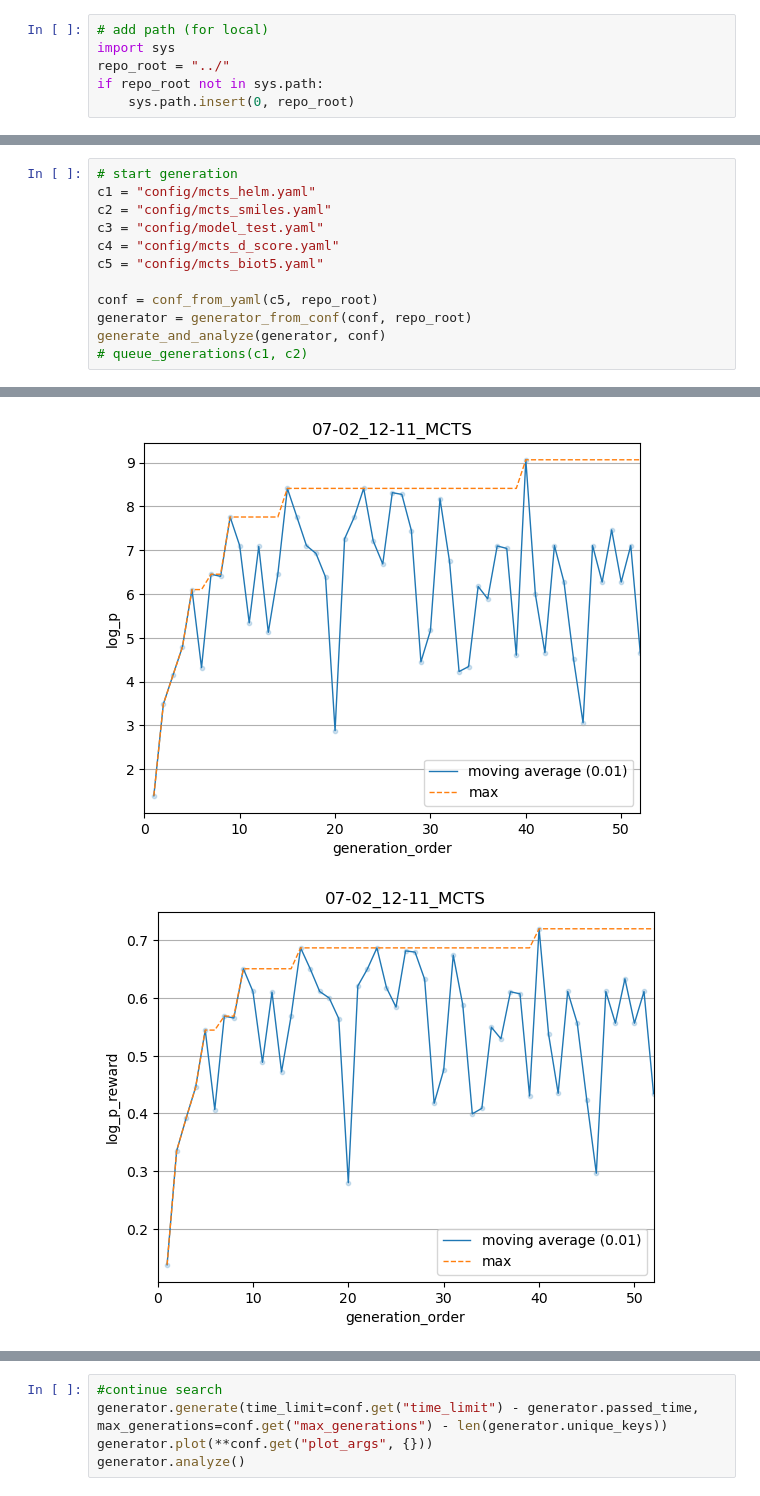
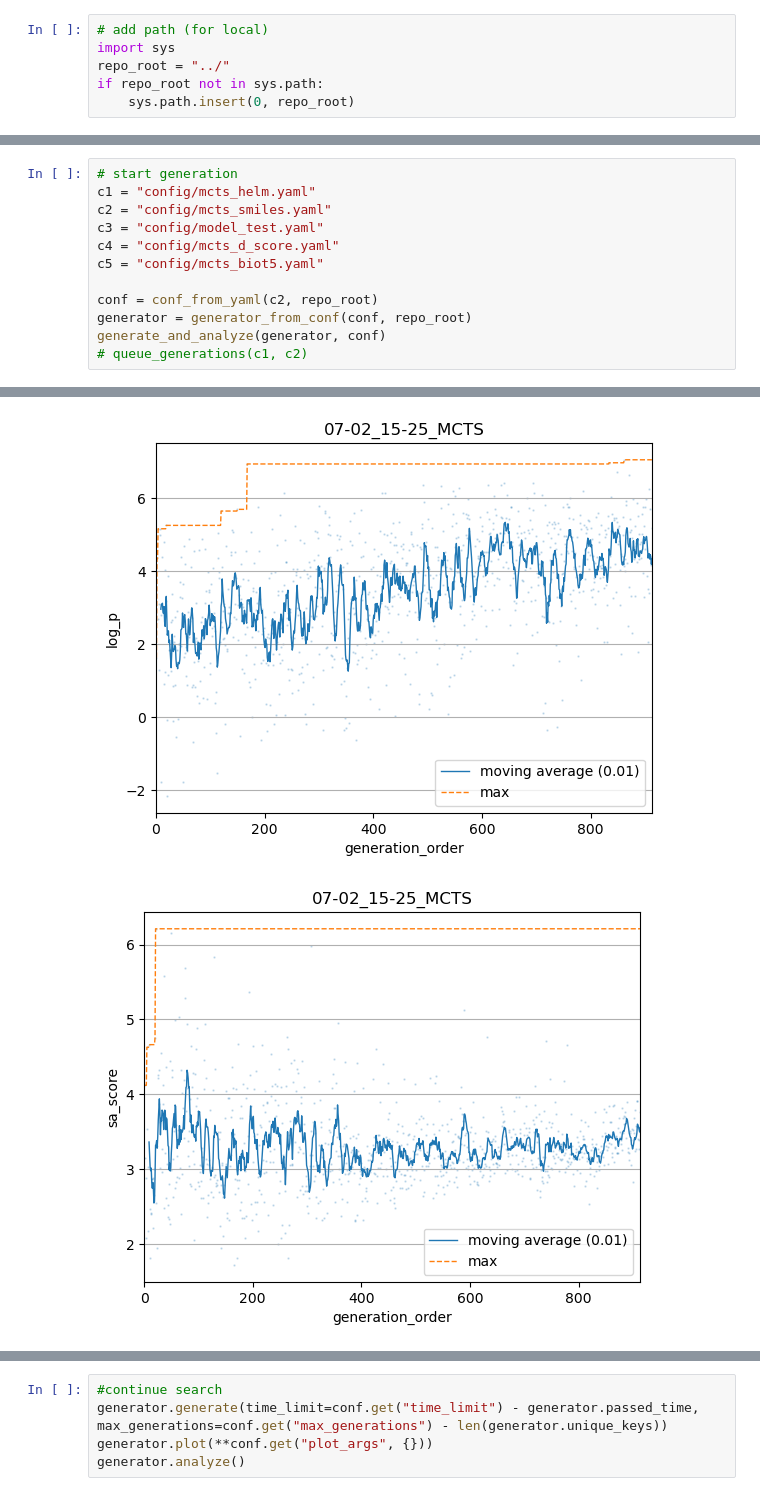
Before and after one commit to molecule-generator-collection/ChemTSv3, a Jupyter notebook: sandbox/generation.ipynb, the cells around one changed output, grey strips where cells are left out. Cells and saved outputs as stored; diff of their text form.

```diff
--- a/sandbox/generation.ipynb
+++ b/sandbox/generation.ipynb
@@ -33,7 +30,7 @@ c3 = "config/model_test.yaml"
 c4 = "config/mcts_d_score.yaml"
 c5 = "config/mcts_biot5.yaml"
 
-conf = conf_from_yaml(c5, repo_root)
+conf = conf_from_yaml(c2, repo_root)
 generator = generator_from_conf(conf, repo_root)
 generate_and_analyze(generator, conf)
 # queue_generations(c1, c2)
@@ -56,4 +55,4 @@ order: 52, time: 305.59, reward: 0.4343, node: [O][=C][Branch1][C][O][C][=C][Bra
 Generation interrupted by user (KeyboardInterrupt).
 Generation finished.
-[figure, old version]
+[figure, new version]
-[figure, old version]
+[figure, new version]
```
Also changed, not shown: parts of 2 cells of this notebook, 4 other files.
